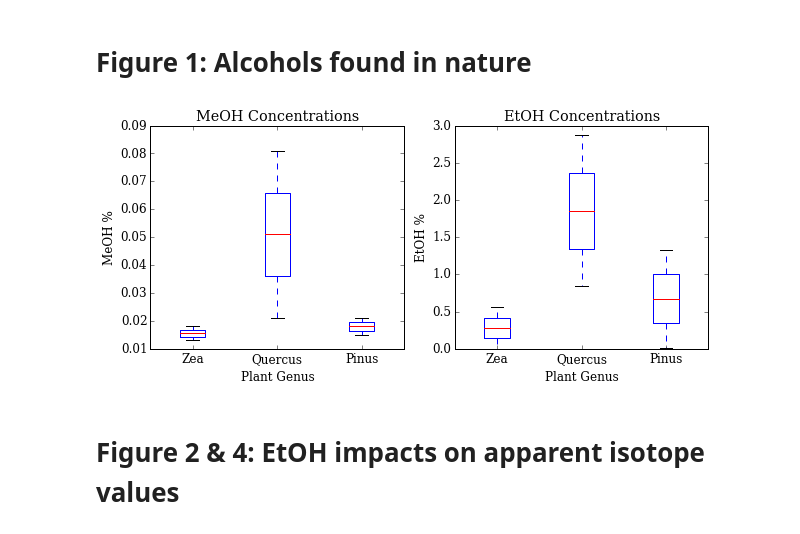
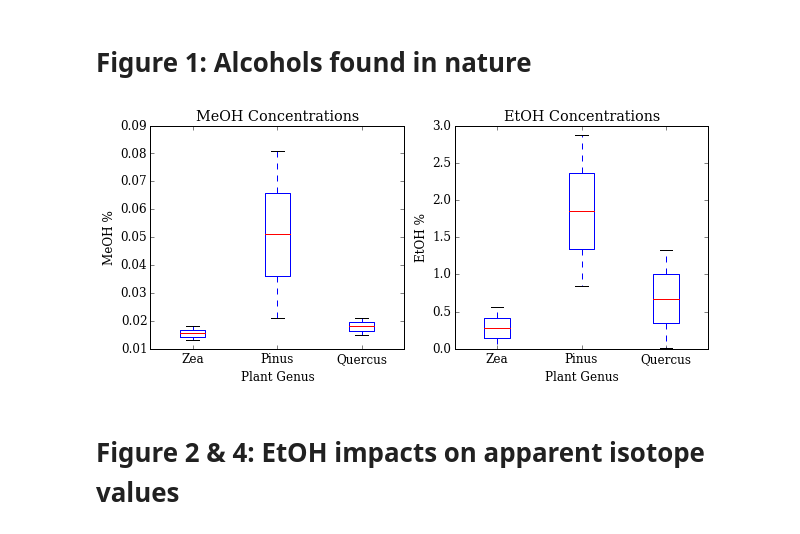
Before and after one commit to wolfhelius/isodopes, a Jupyter notebook: Isodopes Plotting.ipynb, the cells around one changed output. Saved outputs shown, nothing was run; the diff lists cells and outputs as text; code cells hidden in the pictures.

Commit message:
Edited 'Natural Alcohol Concentration' plot error in x-labelling.

```diff
--- a/Isodopes Plotting.ipynb
+++ b/Isodopes Plotting.ipynb
@@ -76,37 +76,37 @@ fieldnmr = pd.read_csv(fieldnmr_file)
 # %%
 from pylab import *
 
 fig, axes = plt.subplots(1, 2, figsize=(10,4))
 
 # meoh natural concentrations
 meoh_data = [fieldnmr.Corn_Me, fieldnmr.Pine_Me, fieldnmr.Oak_Me]
 axes[0].set_title("MeOH Concentrations")
 axes[0].set_xlabel("Plant Genus")
 axes[0].set_ylabel("MeOH %")
 axes[0].boxplot(meoh_data);
 
 # etoh natural concentrations
 etoh_data = [fieldnmr.Corn_Et, fieldnmr.Pine_Et, fieldnmr.Oak_Et]
 axes[1].set_title("EtOH Concentrations")
 axes[1].set_xlabel("Plant Genus")
 axes[1].set_ylabel("EtOH %")
 axes[1].boxplot(etoh_data);
 
 
 # x-axis labelling
 labels = [item.get_text() for item in axes[0].get_xticklabels()];
 labels[0] = 'Zea'
-labels[1] = 'Quercus'
-labels[2] = 'Pinus'
+labels[1] = 'Pinus'
+labels[2] = 'Quercus'
 axes[0].set_xticklabels(labels);
 
 labels = [item.get_text() for item in axes[1].get_xticklabels()];
 labels[0] = 'Zea'
-labels[1] = 'Quercus'
-labels[2] = 'Pinus'
+labels[1] = 'Pinus'
+labels[2] = 'Quercus'
 axes[1].set_xticklabels(labels);
 # %% [output]
-[figure, old version]
+[figure, new version]
 # %% [markdown]
 # Figure 2 & 4: EtOH impacts on apparent isotope values
 # %%
```
